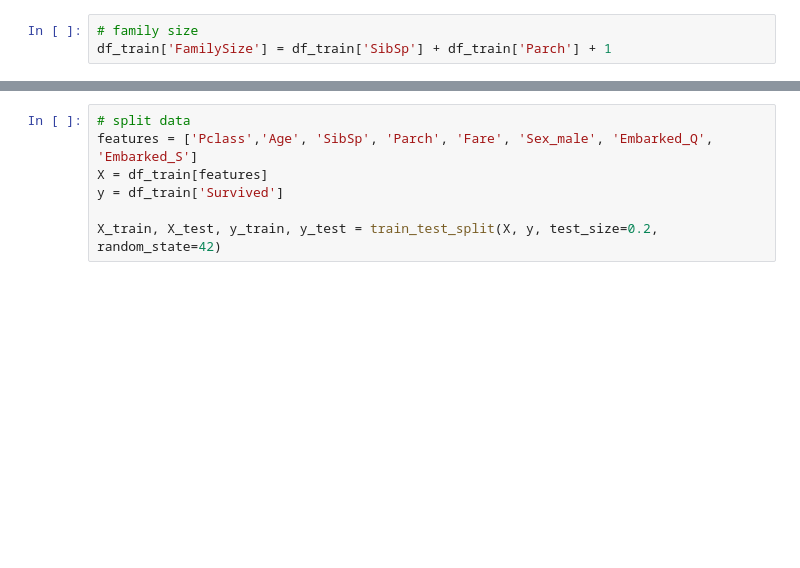
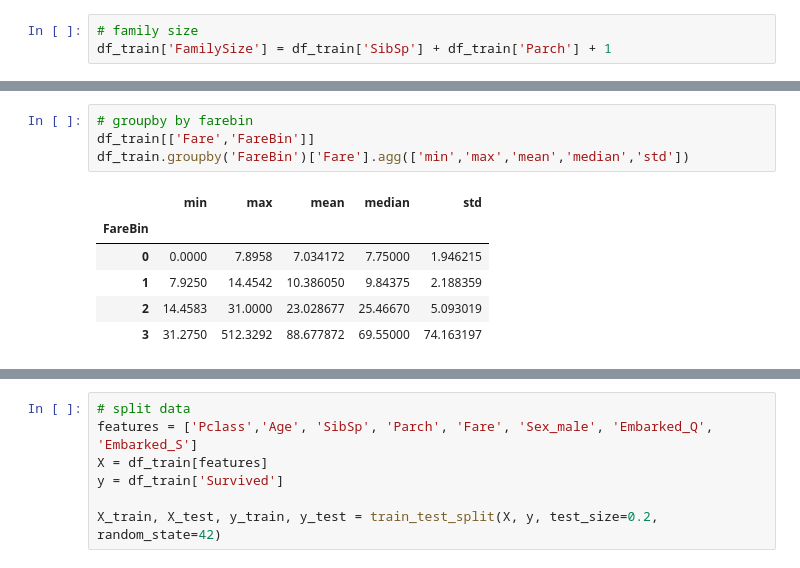
Before and after one commit to pbarizza/ML-course-2025, a Jupyter notebook: lesson05.ipynb, the cells around one changed output, grey strips where cells are left out. Cells and saved outputs as stored; diff of their text form; blank space fills up the shorter version.

```diff
--- a/lesson05.ipynb
+++ b/lesson05.ipynb
@@ -58,0 +88,11 @@ df_train['FamilySize'] = df_train['SibSp'] + df_train['Parch'] + 1
+# %%
+# groupby by farebin
+df_train[['Fare','FareBin']]
+df_train.groupby('FareBin')['Fare'].agg(['min','max','mean','median','std'])
+# %% [output]
+|  | min | max | mean | median | std |
+| FareBin |  |  |  |  |  |
+| 0 | 0.0000 | 7.8958 | 7.034172 | 7.75000 | 1.946215 |
+| 1 | 7.9250 | 14.4542 | 10.386050 | 9.84375 | 2.188359 |
+| 2 | 14.4583 | 31.0000 | 23.028677 | 25.46670 | 5.093019 |
+| 3 | 31.2750 | 512.3292 | 88.677872 | 69.55000 | 74.163197 |
```
Also changed, not shown: parts of 17 cells of this notebook.
